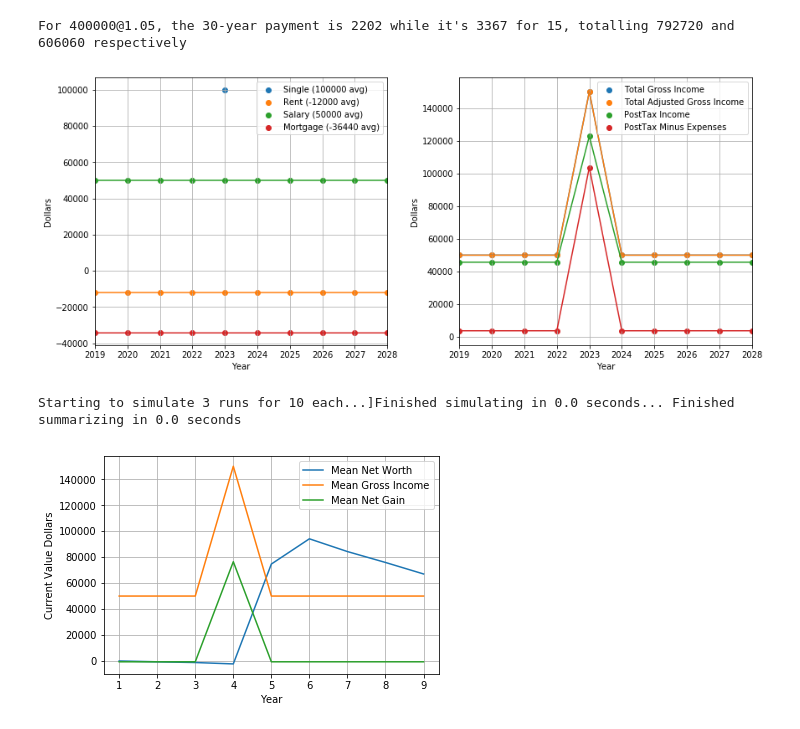
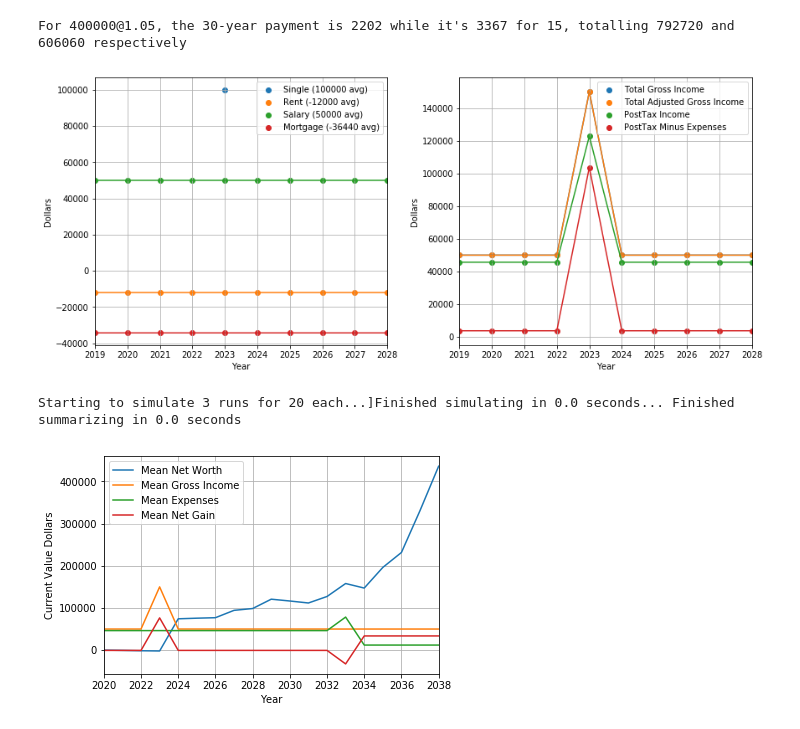
Before and after one commit to greglink/public, a Jupyter notebook: tax/Financial Modeling.ipynb, the cells around one changed output. Saved outputs shown, nothing was run; the diff lists cells and outputs as text; code cells hidden in the pictures.

Commit message:
Put too much 'real' modeling into the InteractiveSimulator pane, and need to put those back into the ever-sweeter FinancialModeling upgrade sheet

```diff
--- a/tax/Financial Modeling.ipynb
+++ b/tax/Financial Modeling.ipynb
@@ -716,16 +726,22 @@ class FinancialModel:
         master_results, master_summary = master_tuple
         # For now, we only want to plot the Mean of Net worth, and make it pretty later
         summary='Mean'
-        results=['Net Worth', 'Gross Income', 'Net Gain']
+        results=['Net Worth', 'Gross Income', 'Expenses', 'Net Gain']
         xvalues = [x for x in np.arange(1,master_summary['nyears'])]
-
+        real_years = [x+self.real_year for x in xvalues]
         for result in results:
             yvalues = [master_results[self.get_simyearhash(summary,year)][result] for year in xvalues]
             label = f'{summary} {result}'
-            ax.plot(xvalues, yvalues, label=label)
+            ax.plot(real_years, yvalues, label=label)
 
         ax.legend()
-        ax.set_xlabel('Year')
+        ax.set_xlim(left=np.min(real_years), right=np.max(real_years))
+        ax.xaxis.set_major_locator(matplotlib.ticker.MaxNLocator(integer=True))
+        if self.real_year is 0:
+            ax.set_xlabel('Years Since Initial Conditions')
+        else:
+            ax.set_xlabel('Year')
+
         ax.set_ylabel('Current Value Dollars')
         plt.grid()
         plt.show()
@@ -734,15 +750,18 @@ For 400000@1.05, the 30-year payment is 2202 while it's 3367 for 15, totalling 7
 # %%
 fm = FinancialModel('Test Model', 2019)
 fm.add_single(100 * 1000, 'Single', 4, agi_impacting=True)
 fm.add_monthly(-1000, 'Rent')
 fm.add_yearly(50 * 1000, 'Salary', agi_impacting=True)
 fm.add_loan(300 * 1000, 'Mortgage', 15, apr=1.07)
 fm.plot_cashflow(year_end=10)
 
 result_tuple = fm.simonce()
-master_tuple = fm.simmany(nruns=3, nyears=10)
+master_tuple = fm.simmany(nruns=3, nyears=20)
 fm.plot(master_tuple)
+
+# Eventual goal is to put those four results (NW, GI, Expenses, Savings) on a 2x2 grid, stacking several sims at once on it
+# Can also imagine that when each sim is defined, doing a plot_cashflow on it in a list, to show what's going on in it
 # %% [output]
 [figure]
-Starting to simulate 3 runs for 10 each...]Finished simulating in 0.0 seconds... Finished summarizing in 0.0 seconds
+Starting to simulate 3 runs for 20 each...]Finished simulating in 0.0 seconds... Finished summarizing in 0.0 seconds
-[figure, old version]
+[figure, new version]
```
Also changed, not shown: parts of 5 cells of this notebook.
